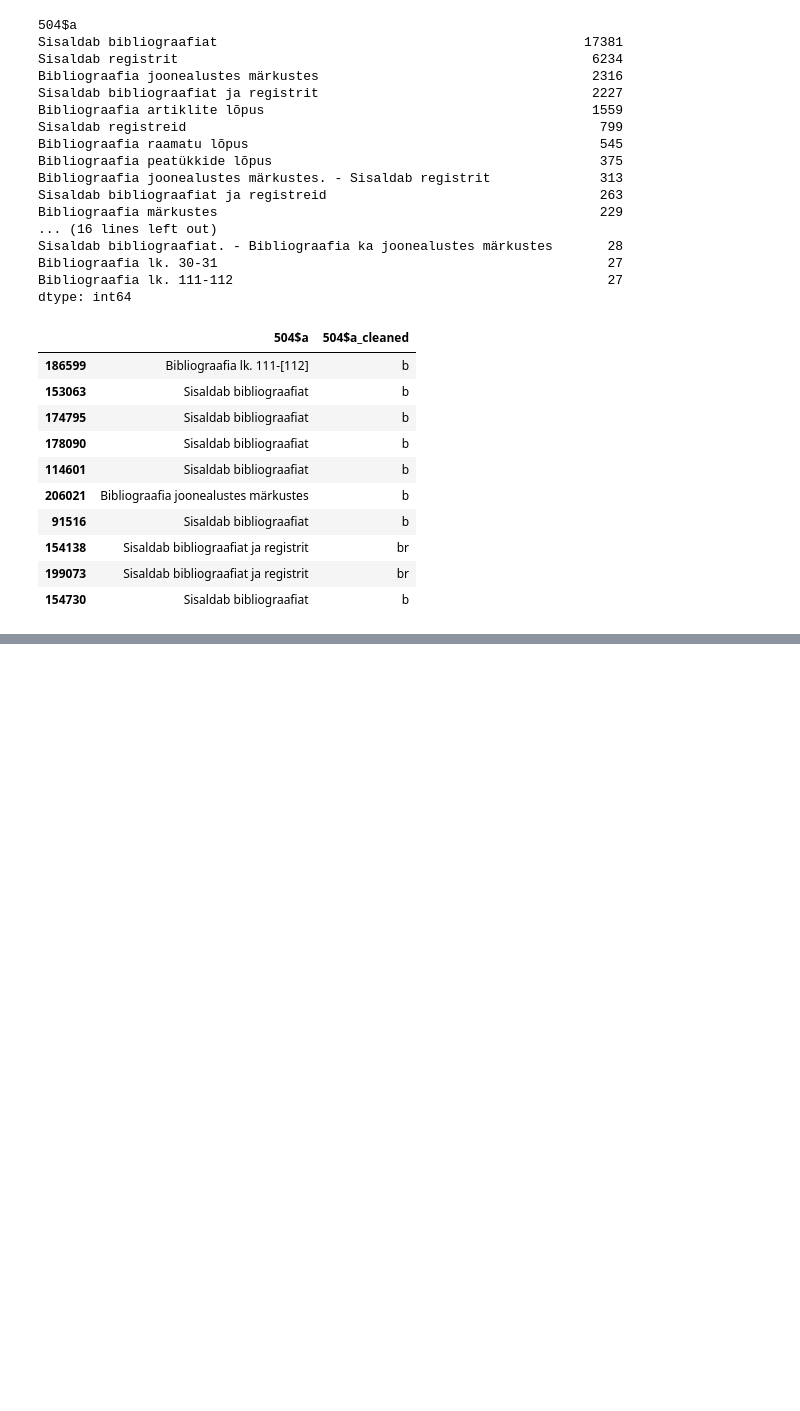
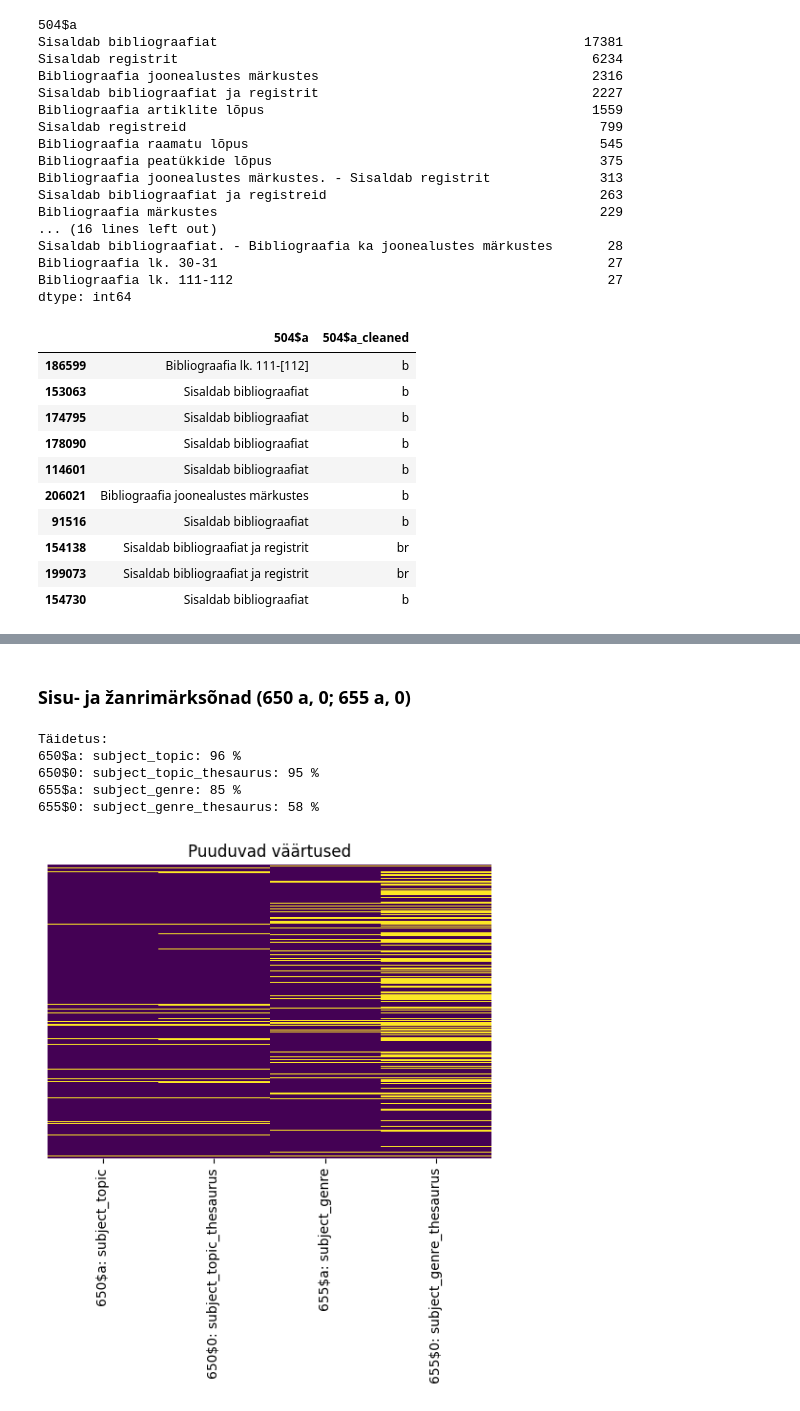
Before and after one commit to RaRa-digiLab/enb-curator, a Jupyter notebook: notebooks/filter-and-clean.ipynb, the cells around one changed output, grey strips where cells are left out. Cells and saved outputs as stored; diff of their text form; code cells hidden in the pictures; blank space fills up the shorter version.

```diff
--- a/notebooks/filter-and-clean.ipynb
+++ b/notebooks/filter-and-clean.ipynb
@@ -481,0 +750,13 @@ df.loc[df["504$a"].notna()].sample(10)
+# %% [markdown]
+### Sisu- ja žanrimärksõnad (650 a, 0; 655 a, 0)
+# %%
+df = df_main[["650$a", "650$0", "655$a", "655$0"]]
+# %%
+missing_values_heatmap(df)
+# %% [output]
+Täidetus:
+650$a: subject_topic: 96 %
+650$0: subject_topic_thesaurus: 95 %
+655$a: subject_genre: 85 %
+655$0: subject_genre_thesaurus: 58 %
+[figure, added]
```
Also changed, not shown: parts of 43 cells of this notebook.
